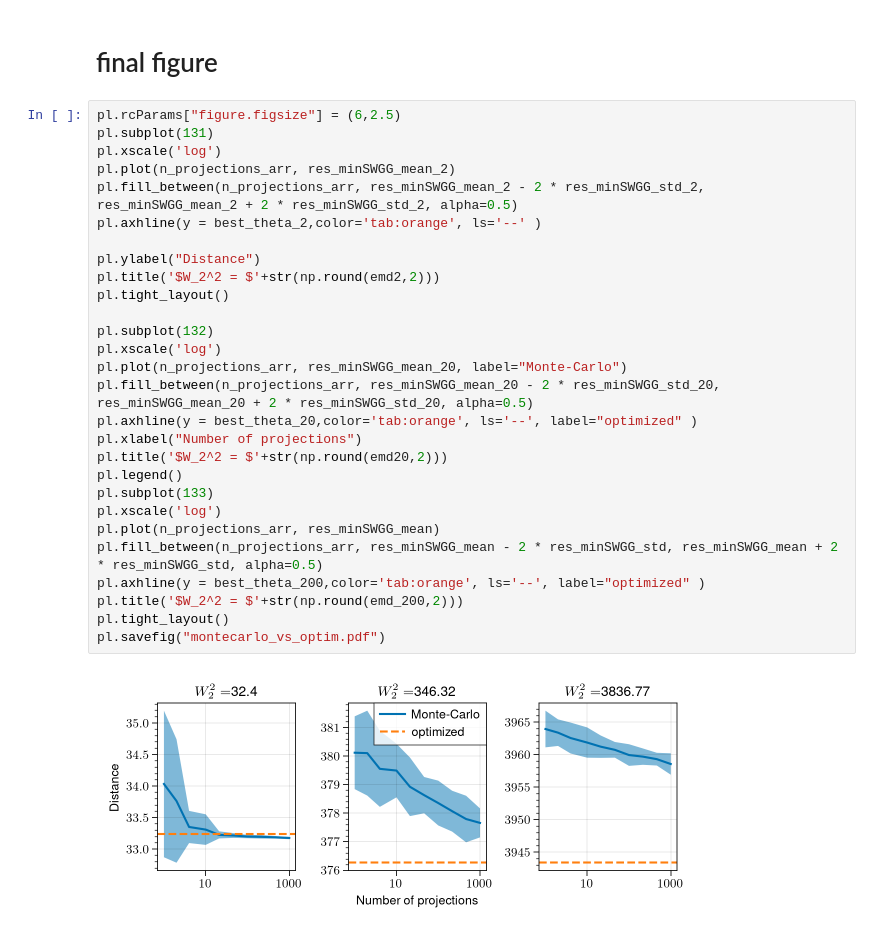
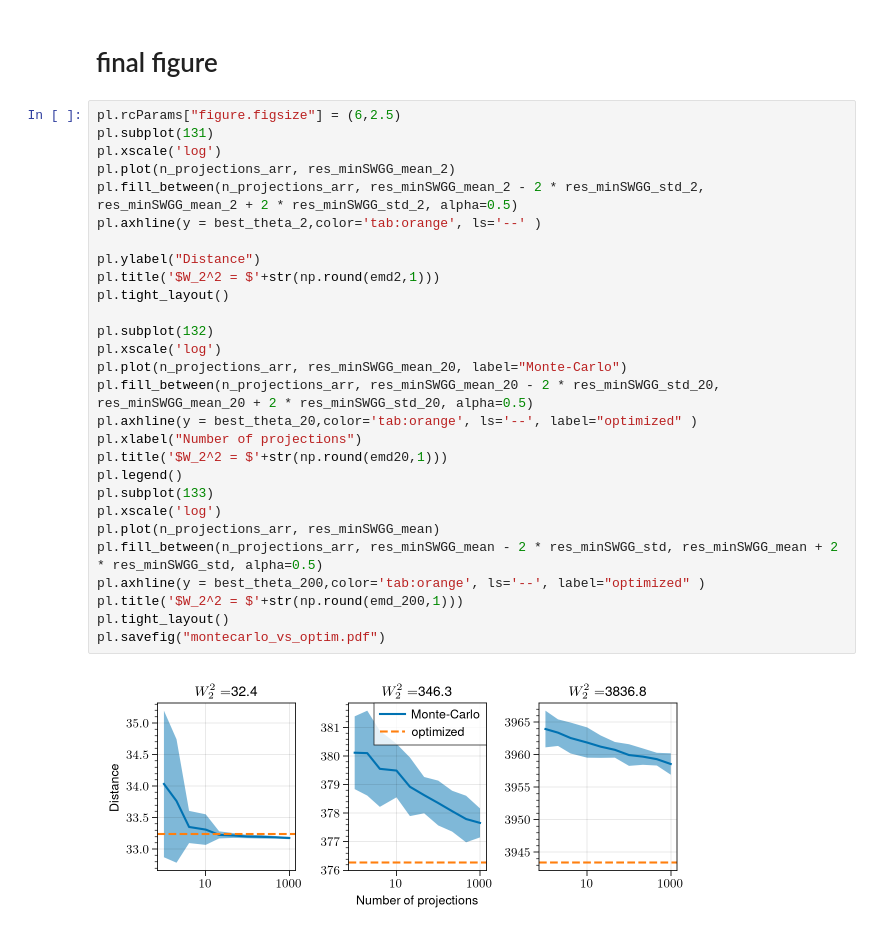
Before and after one commit to MaheyG/SWGG, a Jupyter notebook: Experimentation/Optim vs Monte-Carlo/Figure 1 expés.ipynb, the cells around one changed output. Drawn from its saved outputs; the diff is of its cells as text.

```diff
--- a/Experimentation/Optim vs Monte-Carlo/Figure 1 expés.ipynb
+++ b/Experimentation/Optim vs Monte-Carlo/Figure 1 expés.ipynb
@@ -349,30 +349,30 @@ pl.show()
 # %%
 pl.rcParams["figure.figsize"] = (6,2.5)
 pl.subplot(131)
 pl.xscale('log')
 pl.plot(n_projections_arr, res_minSWGG_mean_2)
 pl.fill_between(n_projections_arr, res_minSWGG_mean_2 - 2 * res_minSWGG_std_2, res_minSWGG_mean_2 + 2 * res_minSWGG_std_2, alpha=0.5)
 pl.axhline(y = best_theta_2,color='tab:orange', ls='--' )
 
 pl.ylabel("Distance")
-pl.title('$W_2^2 = $'+str(np.round(emd2,2)))
+pl.title('$W_2^2 = $'+str(np.round(emd2,1)))
 pl.tight_layout()
 
 pl.subplot(132)
 pl.xscale('log')
 pl.plot(n_projections_arr, res_minSWGG_mean_20, label="Monte-Carlo")
 pl.fill_between(n_projections_arr, res_minSWGG_mean_20 - 2 * res_minSWGG_std_20, res_minSWGG_mean_20 + 2 * res_minSWGG_std_20, alpha=0.5)
 pl.axhline(y = best_theta_20,color='tab:orange', ls='--', label="optimized" )
 pl.xlabel("Number of projections")
-pl.title('$W_2^2 = $'+str(np.round(emd20,2)))
+pl.title('$W_2^2 = $'+str(np.round(emd20,1)))
 pl.legend()
 pl.subplot(133)
 pl.xscale('log')
 pl.plot(n_projections_arr, res_minSWGG_mean)
 pl.fill_between(n_projections_arr, res_minSWGG_mean - 2 * res_minSWGG_std, res_minSWGG_mean + 2 * res_minSWGG_std, alpha=0.5)
 pl.axhline(y = best_theta_200,color='tab:orange', ls='--', label="optimized" )
-pl.title('$W_2^2 = $'+str(np.round(emd_200,2)))
+pl.title('$W_2^2 = $'+str(np.round(emd_200,1)))
 pl.tight_layout()
 pl.savefig("montecarlo_vs_optim.pdf")
 # %% [output]
-[figure, old version]
+[figure, new version]
```
Also changed, not shown: 5 other files.
